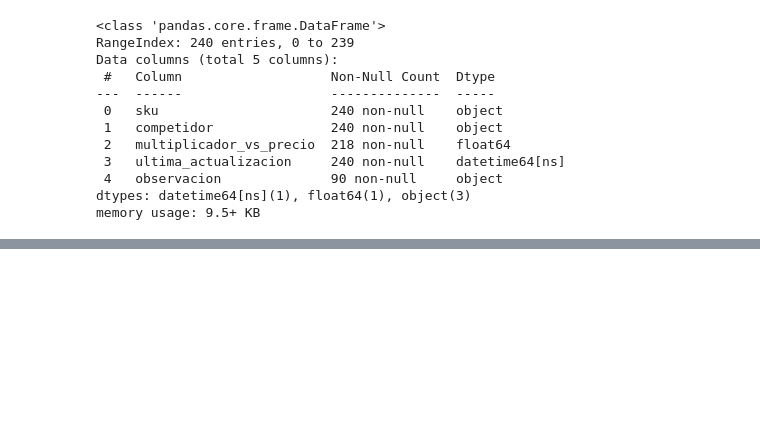
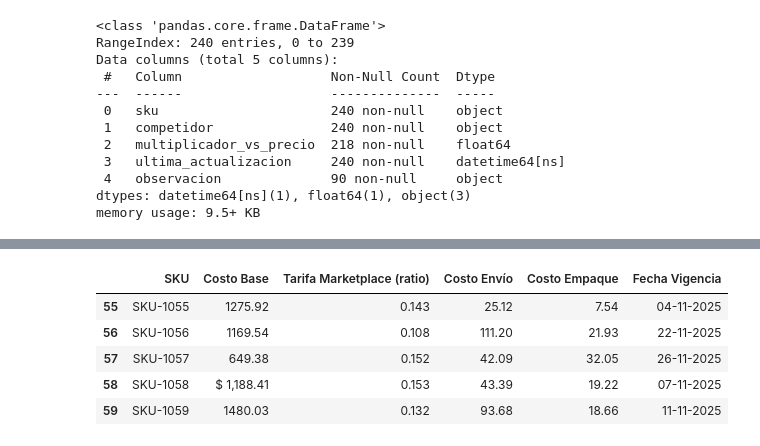
Before and after one commit to fttm-mdz/ANALISIS-PRECIOS-MARGENES-, a Jupyter notebook: notebooks/EDA.ipynb, the cells around one changed output, grey strips where cells are left out. Cells and saved outputs as stored; diff of their text form; code cells hidden in the pictures; blank space fills up the shorter version.

```diff
--- a/notebooks/EDA.ipynb
+++ b/notebooks/EDA.ipynb
@@ -315,0 +325,9 @@ memory usage: 9.5+ KB
+# %%
+costos_df.tail()
+# %% [output]
+|  | SKU | Costo Base | Tarifa Marketplace (ratio) | Costo Envío | Costo Empaque | Fecha Vigencia |
+| 55 | SKU-1055 | 1275.92 | 0.143 | 25.12 | 7.54 | 04-11-2025 |
+| 56 | SKU-1056 | 1169.54 | 0.108 | 111.20 | 21.93 | 22-11-2025 |
+| 57 | SKU-1057 | 649.38 | 0.152 | 42.09 | 32.05 | 26-11-2025 |
+| 58 | SKU-1058 | $ 1,188.41 | 0.153 | 43.39 | 19.22 | 07-11-2025 |
+| 59 | SKU-1059 | 1480.03 | 0.132 | 93.68 | 18.66 | 11-11-2025 |
```
Also changed, not shown: parts of 2 cells of this notebook.
